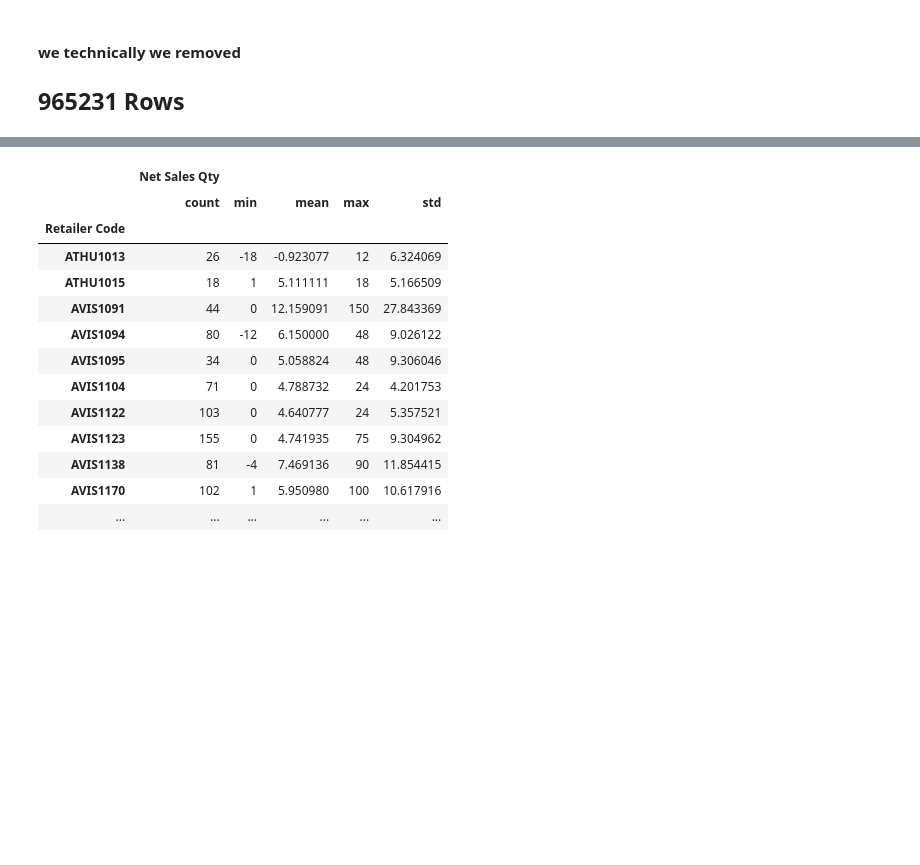
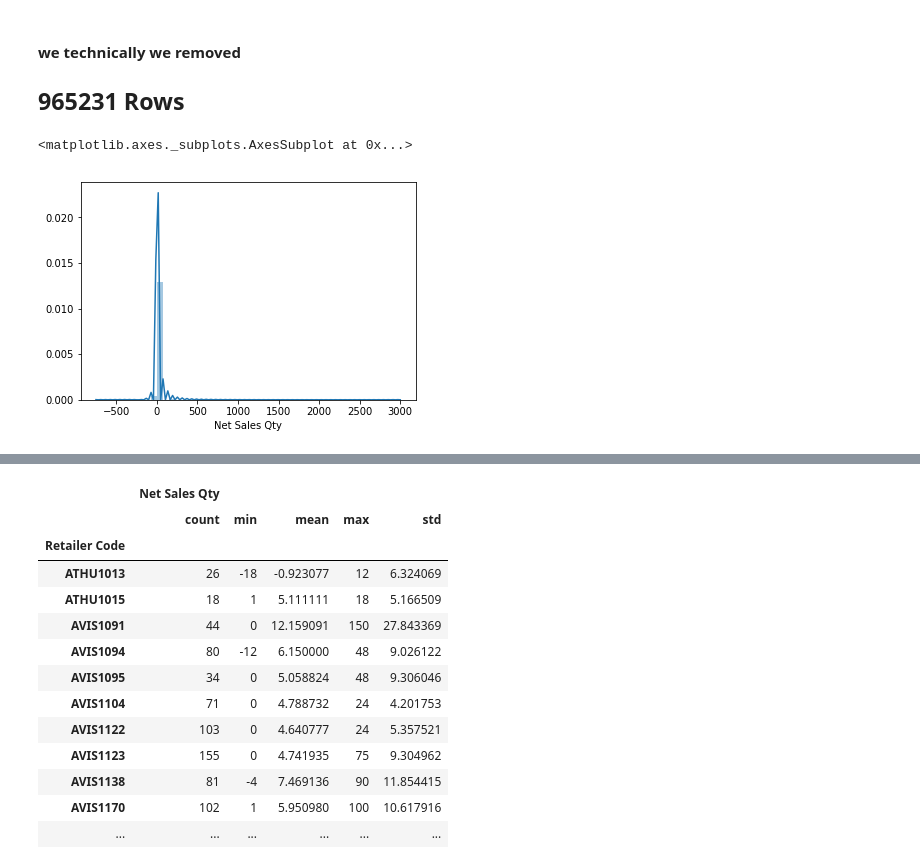
Before and after one commit to Rasika666/RACP-2018, a Jupyter notebook: project/Descriptive Analysis.ipynb, the cells around one changed output, grey strips where cells are left out. Drawn from its saved outputs; the diff is of its cells as text; code cells hidden in the pictures; blank space fills up the shorter version.

```diff
--- a/project/Descriptive Analysis.ipynb
+++ b/project/Descriptive Analysis.ipynb
@@ -226 +255,6 @@ memory usage: 11.8+ MB
+# %%
+sns.distplot(sales['Net Sales Qty'])
+# %% [output]
+<matplotlib.axes._subplots.AxesSubplot at 0x...>
+[figure, added]
 # %%
```
Also changed, not shown: parts of 26 cells of this notebook.
